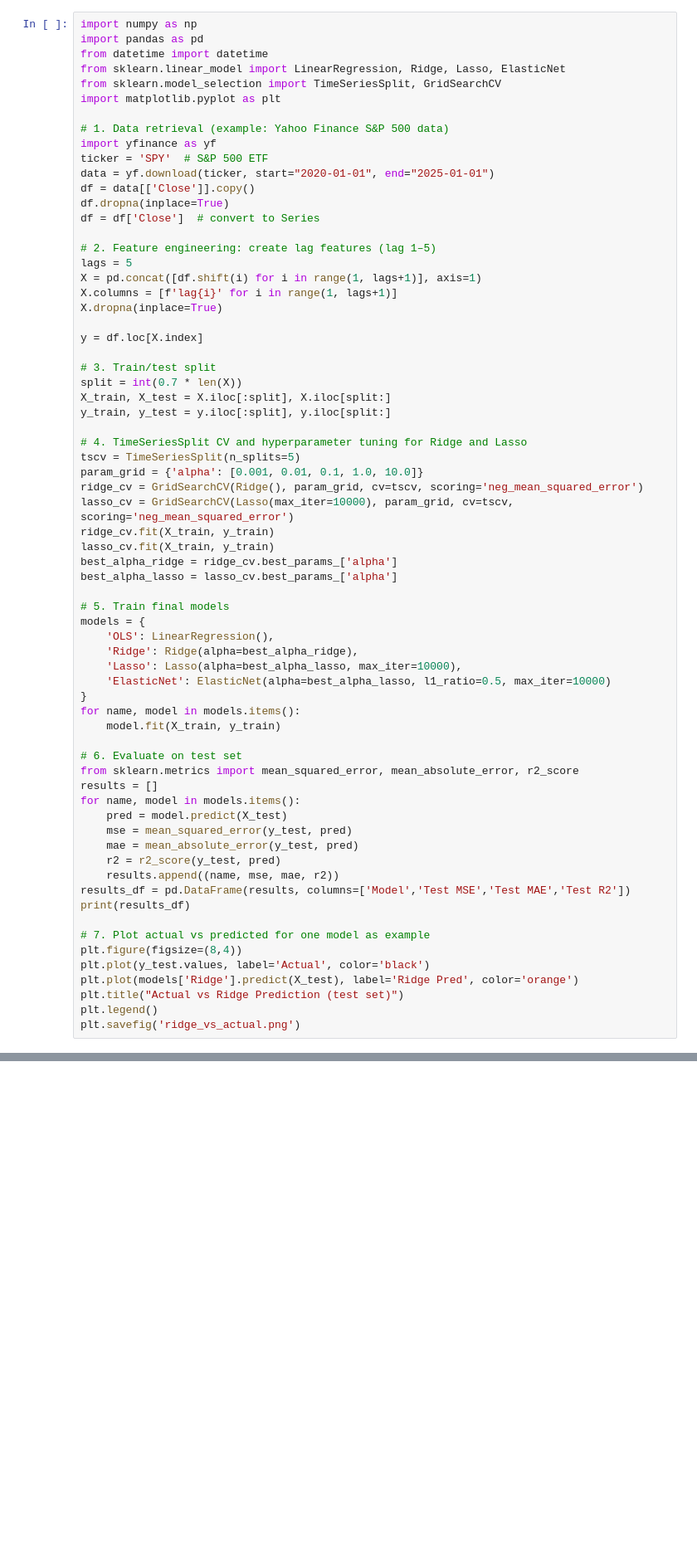
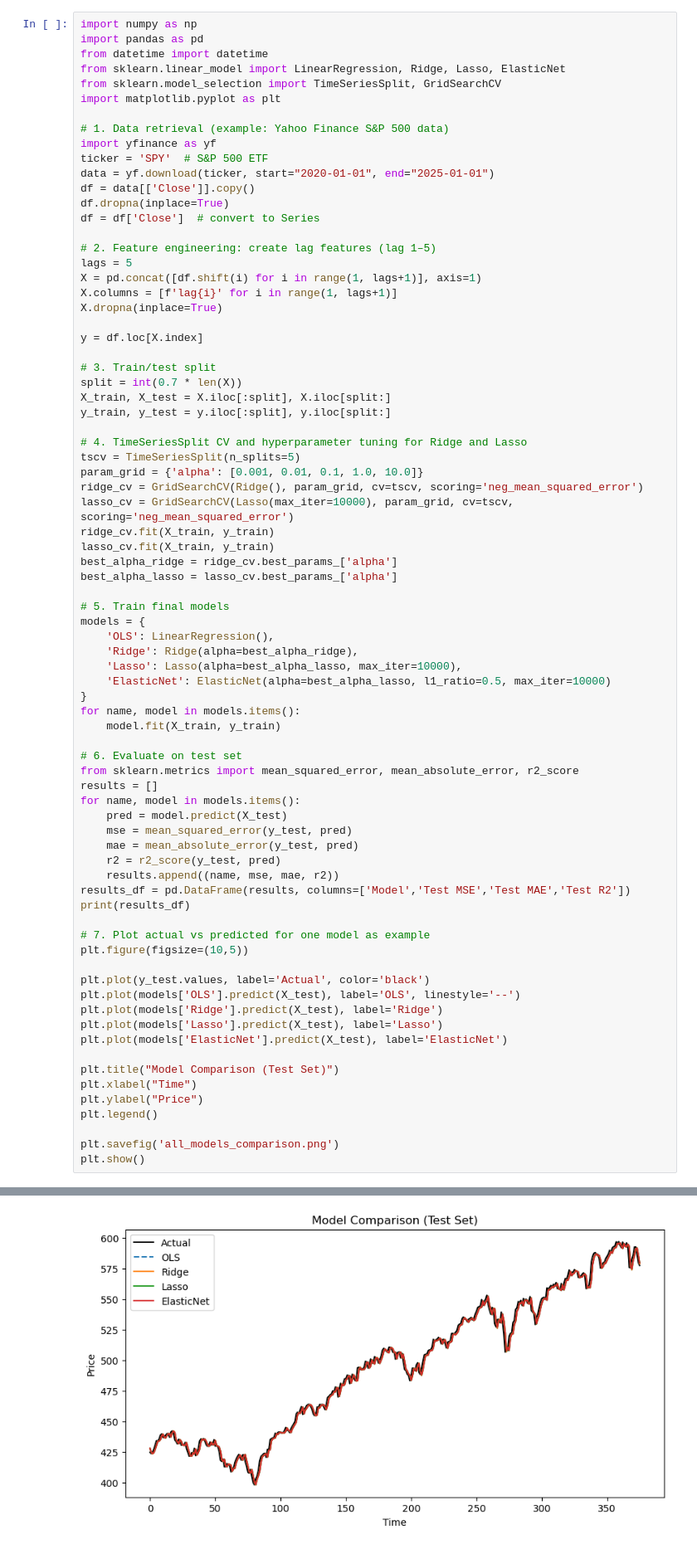
Before and after one commit to r-o-bo/pbl-course, a Jupyter notebook: pbl2m.ipynb, the cells around one changed output, grey strips where cells are left out. Shown at 83% size. Cells and saved outputs as stored; diff of their text form; blank space fills up the shorter version.

```diff
--- a/pbl2m.ipynb
+++ b/pbl2m.ipynb
@@ -63,11 +63,20 @@ results_df = pd.DataFrame(results, columns=['Model','Test MSE','Test MAE','Test
 print(results_df)
 
 # 7. Plot actual vs predicted for one model as example
-plt.figure(figsize=(8,4))
+plt.figure(figsize=(10,5))
+
 plt.plot(y_test.values, label='Actual', color='black')
-plt.plot(models['Ridge'].predict(X_test), label='Ridge Pred', color='orange')
-plt.title("Actual vs Ridge Prediction (test set)")
+plt.plot(models['OLS'].predict(X_test), label='OLS', linestyle='--')
+plt.plot(models['Ridge'].predict(X_test), label='Ridge')
+plt.plot(models['Lasso'].predict(X_test), label='Lasso')
+plt.plot(models['ElasticNet'].predict(X_test), label='ElasticNet')
+
+plt.title("Model Comparison (Test Set)")
+plt.xlabel("Time")
+plt.ylabel("Price")
 plt.legend()
-plt.savefig('ridge_vs_actual.png')
+
+plt.savefig('all_models_comparison.png')
+plt.show()
 # %% [output]
 [*********************100%***********************]  1 of 1 completed
@@ -74,0 +88 @@ ValueError: If using all scalar values, you must pass an index
+[figure, added]
```
Also changed, not shown: parts of 2 cells of this notebook.
